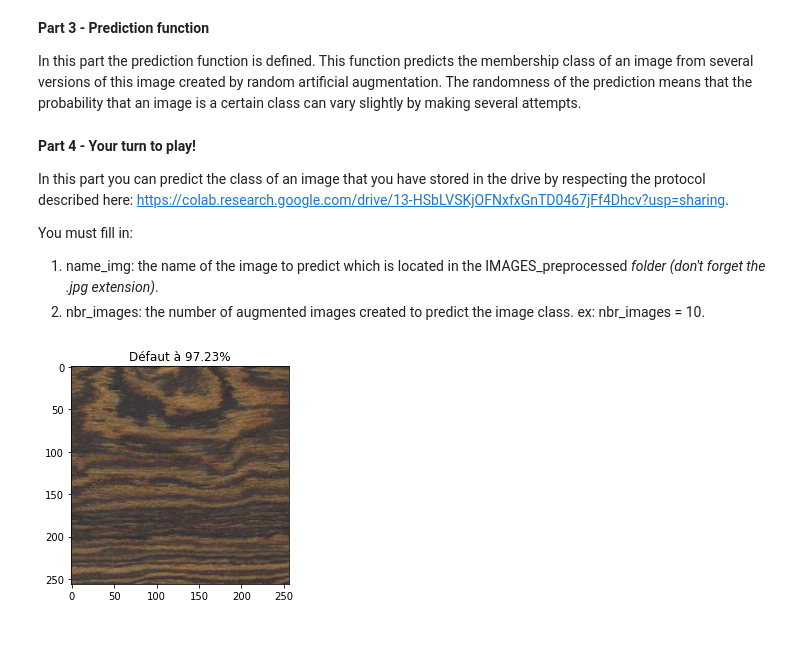
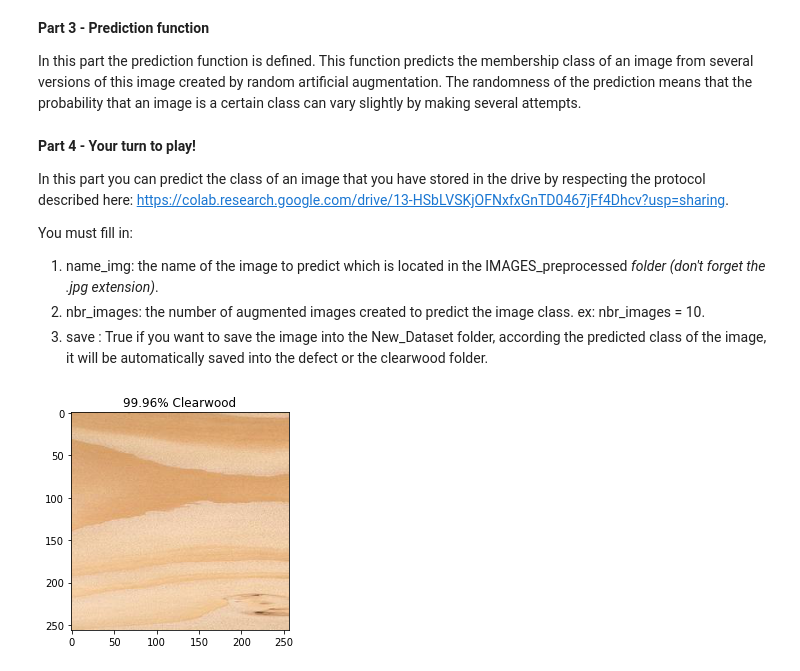
Before and after one commit to ArthurCalvi/Classifieur-Bois, a Jupyter notebook: Neural_Net_Wood_Classifier.ipynb, the cells around one changed output. Cells and saved outputs as stored; diff of their text form; code cells hidden in the pictures; blank space fills up the shorter version.

```diff
--- a/Neural_Net_Wood_Classifier.ipynb
+++ b/Neural_Net_Wood_Classifier.ipynb
@@ -110,6 +123,7 @@ def prediction(img,nbr_images):
 
     OUTPUT :
         -prediction : final prediction averaged over several images
+        -probability : final probability avergared over several images
     """
 
     # convert to numpy array
@@ -138,7 +152,6 @@ def prediction(img,nbr_images):
         img = np.expand_dims(img, 0)
         prediction.append(model.predict(img))
 
-
     prediction = sum(prediction)/nbr_images
     prediction = np.array(prediction).tolist()[0][0]
 
@@ -151,21 +164,27 @@ In this part you can predict the class of an image that you have stored in the d
 You must fill in:
 1. name_img: the name of the image to predict which is located in the IMAGES_preprocessed *folder (don't forget the .jpg extension)*.
 2. nbr_images: the number of augmented images created to predict the image class. ex: nbr_images = 10.
+3. save : True if you want to save the image into the New_Dataset folder, according the predicted class of the image, it will be automatically saved into the defect or the clearwood folder.
 # %%
-name_img = 'clearwood_256_230.jpg'
+name_img = 'clearwood_256_221.jpg'
 nbr_images = 10
+saved = True
 
 path = '/content/drive/My Drive/Project_google_colab/Classifieur-Bois/IMAGES_preprocessed/'
 img = load_img(path+name_img)
 score = prediction(img, nbr_images)
-img = mpimg.imread(path+name_img)
+img_v = mpimg.imread(path+name_img)
 
 #revoir proba
 if score>0.5:
-    plt.imshow(img)
+    plt.imshow(img_v)
     plt.title('{0:.2%} Defect'.format(score))
+    if saved:
+        img.save('/content/drive/My Drive/Project_google_colab/Classifieur-Bois/New_Dataset/defect/'+name_img)
 else :
-    plt.imshow(img)
+    plt.imshow(img_v)
     plt.title('{0:.2%} Clearwood'.format(1-score))
+    if saved:
+        img.save('/content/drive/My Drive/Project_google_colab/Classifieur-Bois/New_Dataset/clearwood/'+name_img)
 # %% [output]
-[figure, old version]
+[figure, new version]
```
Also changed, not shown: parts of 1 cell of this notebook.
